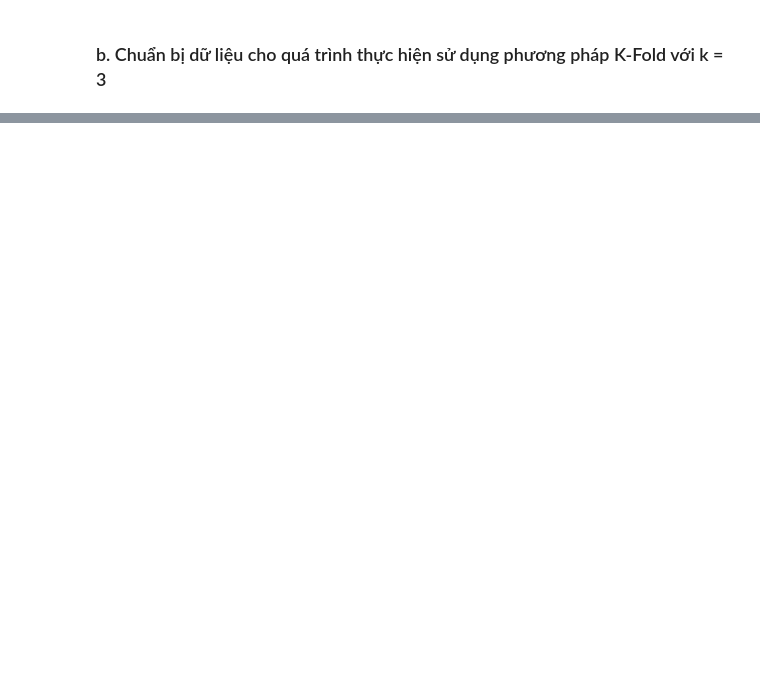
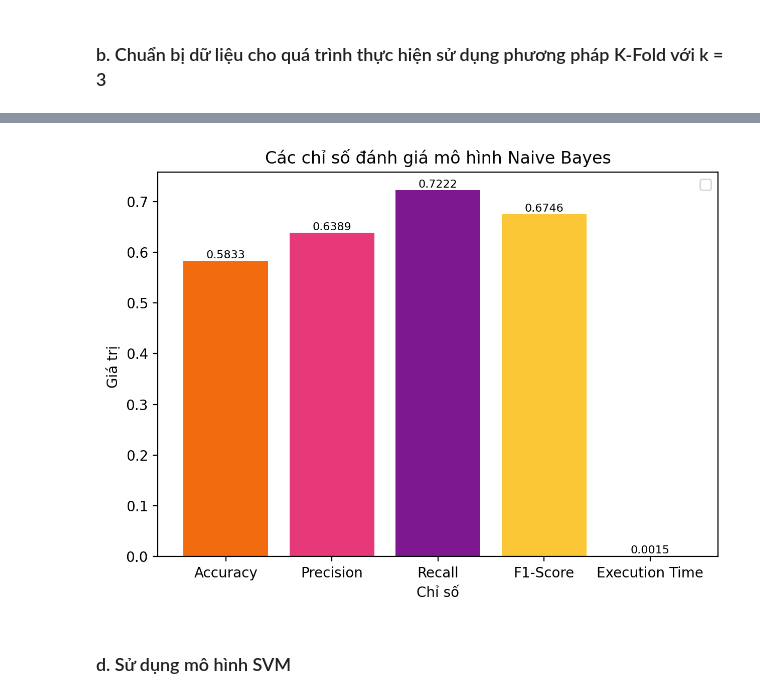
Before and after one commit to NienCongChua/CCTT_HaUI, a Jupyter notebook: KTTX2.ipynb, the cells around one changed output, grey strips where cells are left out. Saved outputs shown, nothing was run; the diff lists cells and outputs as text; code cells hidden in the pictures; blank space fills up the shorter version.

```diff
--- a/KTTX2.ipynb
+++ b/KTTX2.ipynb
@@ -86,0 +110,9 @@ df_X    = scaler.fit_transform(df_X)
+# %%
+# Khởi tạo dict chứa các chỉ số đánh giá của mô hình
+parameters_bayes = {
+    'accuracy' : [],
+    'recall' : [],
+    'precision' : [],
+    'f1-score' : [],
+    'execution-time' : []
+}
@@ -86,0 +167,31 @@ df_X    = scaler.fit_transform(df_X)
+# %%
+# Tính trung bình các chỉ số
+acc_bayes = np.mean(parameters_bayes['accuracy'])
+rec_bayes = np.mean(parameters_bayes['recall'])
+pre_bayes = np.mean(parameters_bayes['precision'])
+f1_bayes = np.mean(parameters_bayes['f1-score'])
+execution_bayes = np.mean(parameters_bayes['execution-time'])
+# %%
+# Vẽ biểu đồ thể hiện các chỉ số
+label_name = ['Accuracy', 'Precision', 'Recall', 'F1-Score', 'Execution Time']
+
+values = [acc_bayes, pre_bayes, rec_bayes, f1_bayes, execution_bayes]
+colors = ['#F26B0F', '#E73879', '#7E1891', '#FCC737', '#131010']
+fig, ax = plt.subplots(dpi = DPI)
+rec = ax.bar(label_name, values, color = colors)
+# Thêm tiêu đề cho biểu đồ
+ax.set_ylabel('Giá trị ')
+ax.set_xlabel('Chỉ số')
+ax.set_title('Các chỉ số đánh giá mô hình Naive Bayes')
+ax.set_xticks(np.arange(len(label_name)))
+ax.legend()
+for rect in rec:
+    height = rect.get_height()
+    ax.text(rect.get_x() + rect.get_width()/2, height + 0.001, f'{height:.4f}', ha='center', va='bottom', fontsize=8)
+
+fig.tight_layout()
+plt.show()
+# %% [output]
+[figure, added]
+# %% [markdown]
+### d. Sử dụng mô hình SVM
```
Also changed, not shown: parts of 9 cells of this notebook.
